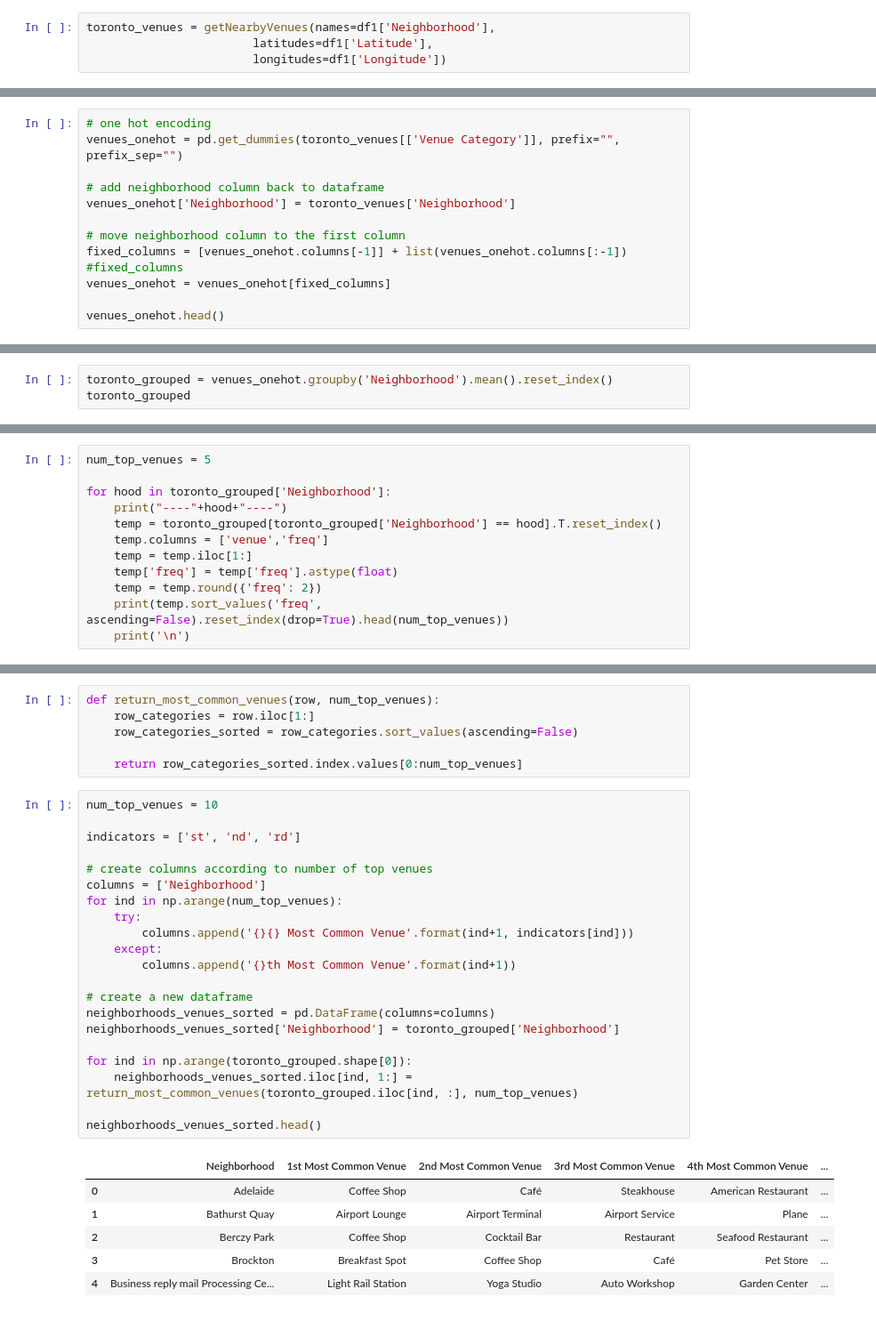
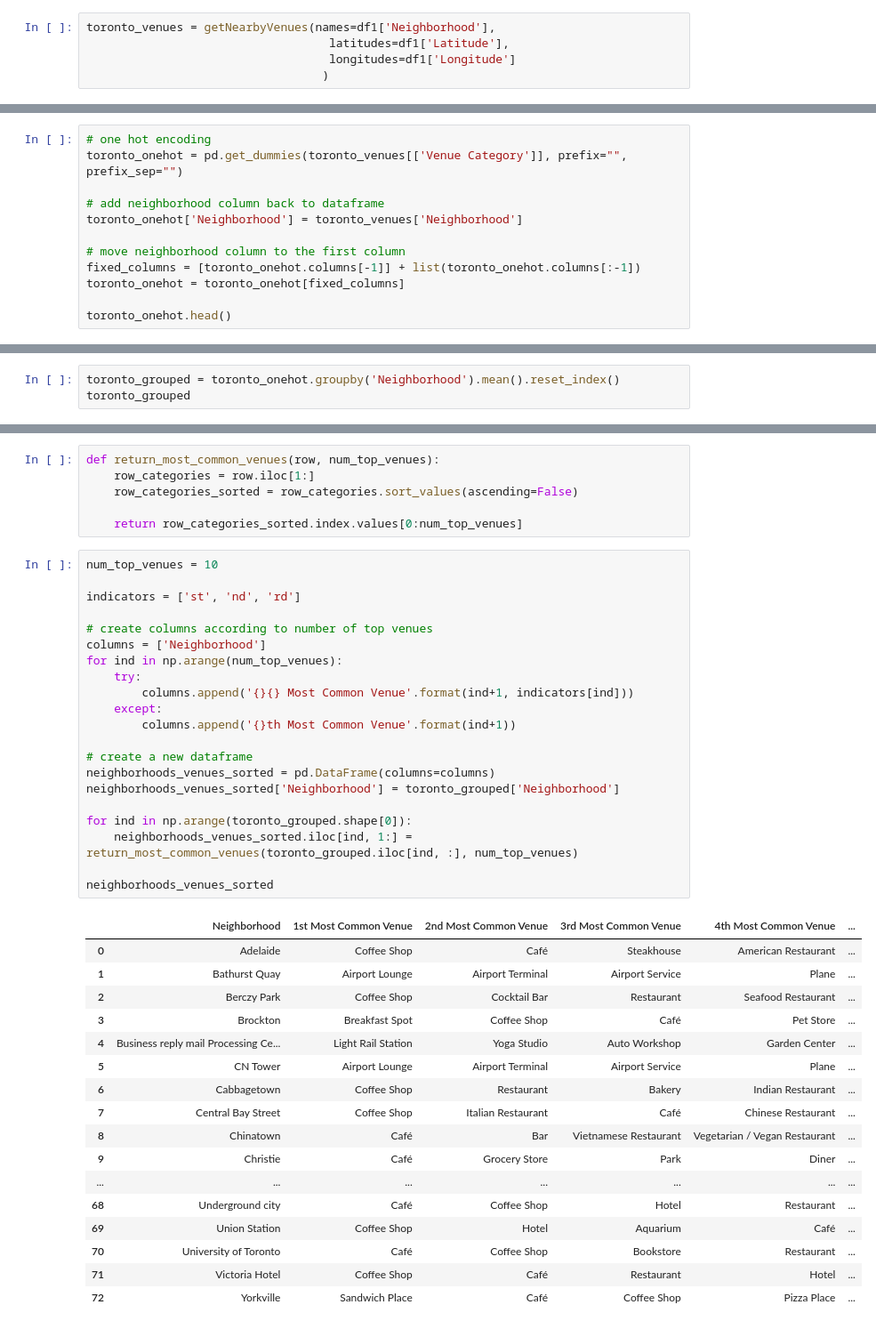
Before and after one commit to sandhyaraniMukkamala/Capstone-Project-Notebook, a Jupyter notebook: Segmenting and Clustering Neighborhoods in Toronto.ipynb, the cells around one changed output, grey strips where cells are left out. Shown at 89% size. Cells and saved outputs as stored; diff of their text form.

```diff
--- a/Segmenting and Clustering Neighborhoods in Toronto.ipynb
+++ b/Segmenting and Clustering Neighborhoods in Toronto.ipynb
@@ -249,8 +315,9 @@ def getNearbyVenues(names, latitudes, longitudes, radius=500):
     return(nearby_venues)
 # %%
 toronto_venues = getNearbyVenues(names=df1['Neighborhood'],
-                        latitudes=df1['Latitude'],
-                        longitudes=df1['Longitude'])
+                                   latitudes=df1['Latitude'],
+                                   longitudes=df1['Longitude']
+                                  )
 # %% [output]
 Harbourfront
 Regent Park
@@ -310,17 +375,16 @@ print('There are {} uniques categories.'.format(len(toronto_venues['Venue Catego
 There are 239 uniques categories.
 # %%
 # one hot encoding
-venues_onehot = pd.get_dummies(toronto_venues[['Venue Category']], prefix="", prefix_sep="")
+toronto_onehot = pd.get_dummies(toronto_venues[['Venue Category']], prefix="", prefix_sep="")
 
 # add neighborhood column back to dataframe
-venues_onehot['Neighborhood'] = toronto_venues['Neighborhood']
+toronto_onehot['Neighborhood'] = toronto_venues['Neighborhood']
 
 # move neighborhood column to the first column
-fixed_columns = [venues_onehot.columns[-1]] + list(venues_onehot.columns[:-1])
-#fixed_columns
-venues_onehot = venues_onehot[fixed_columns]
+fixed_columns = [toronto_onehot.columns[-1]] + list(toronto_onehot.columns[:-1])
+toronto_onehot = toronto_onehot[fixed_columns]
 
-venues_onehot.head()
+toronto_onehot.head()
 # %% [output]
 |  | Yoga Studio | Adult Boutique | Afghan Restaurant | Airport | Airport Food Court | Airport Gate | ... |
 | 0 | 0 | 0 | 0 | 0 | 0 | 0 | ... |
@@ -332,5 +400,5 @@ venues_onehot.head()
 # %%
-toronto_grouped = venues_onehot.groupby('Neighborhood').mean().reset_index()
+toronto_grouped = toronto_onehot.groupby('Neighborhood').mean().reset_index()
 toronto_grouped
 # %% [output]
 |  | Neighborhood | Yoga Studio | Adult Boutique | Afghan Restaurant | Airport | Airport Food Court | ... |
@@ -355,15 +423,3 @@ toronto_grouped
 toronto_grouped.shape
 # %% [output]
 (73, 239)
-# %%
-num_top_venues = 5
-
-for hood in toronto_grouped['Neighborhood']:
-    print("----"+hood+"----")
-    temp = toronto_grouped[toronto_grouped['Neighborhood'] == hood].T.reset_index()
-    temp.columns = ['venue','freq']
-    temp = temp.iloc[1:]
-    temp['freq'] = temp['freq'].astype(float)
-    temp = temp.round({'freq': 2})
-    print(temp.sort_values('freq', ascending=False).reset_index(drop=True).head(num_top_venues))
-    print('\n')
@@ -394,28 +432,39 @@ def return_most_common_venues(row, num_top_venues):
 # %%
 num_top_venues = 10
 
 indicators = ['st', 'nd', 'rd']
 
 # create columns according to number of top venues
 columns = ['Neighborhood']
 for ind in np.arange(num_top_venues):
     try:
         columns.append('{}{} Most Common Venue'.format(ind+1, indicators[ind]))
     except:
         columns.append('{}th Most Common Venue'.format(ind+1))
 
 # create a new dataframe
 neighborhoods_venues_sorted = pd.DataFrame(columns=columns)
 neighborhoods_venues_sorted['Neighborhood'] = toronto_grouped['Neighborhood']
 
 for ind in np.arange(toronto_grouped.shape[0]):
     neighborhoods_venues_sorted.iloc[ind, 1:] = return_most_common_venues(toronto_grouped.iloc[ind, :], num_top_venues)
 
-neighborhoods_venues_sorted.head()
+neighborhoods_venues_sorted
 # %% [output]
 |  | Neighborhood | 1st Most Common Venue | 2nd Most Common Venue | 3rd Most Common Venue | 4th Most Common Venue | ... |
 | 0 | Adelaide | Coffee Shop | Café | Steakhouse | American Restaurant | ... |
 | 1 | Bathurst Quay | Airport Lounge | Airport Terminal | Airport Service | Plane | ... |
 | 2 | Berczy Park | Coffee Shop | Cocktail Bar | Restaurant | Seafood Restaurant | ... |
 | 3 | Brockton | Breakfast Spot | Coffee Shop | Café | Pet Store | ... |
 | 4 | Business reply mail Processing Ce... | Light Rail Station | Yoga Studio | Auto Workshop | Garden Center | ... |
+| 5 | CN Tower | Airport Lounge | Airport Terminal | Airport Service | Plane | ... |
+| 6 | Cabbagetown | Coffee Shop | Restaurant | Bakery | Indian Restaurant | ... |
+| 7 | Central Bay Street | Coffee Shop | Italian Restaurant | Café | Chinese Restaurant | ... |
+| 8 | Chinatown | Café | Bar | Vietnamese Restaurant | Vegetarian / Vegan Restaurant | ... |
+| 9 | Christie | Café | Grocery Store | Park | Diner | ... |
+| ... | ... | ... | ... | ... | ... | ... |
+| 68 | Underground city | Café | Coffee Shop | Hotel | Restaurant | ... |
+| 69 | Union Station | Coffee Shop | Hotel | Aquarium | Café | ... |
+| 70 | University of Toronto | Café | Coffee Shop | Bookstore | Restaurant | ... |
+| 71 | Victoria Hotel | Coffee Shop | Café | Restaurant | Hotel | ... |
+| 72 | Yorkville | Sandwich Place | Café | Coffee Shop | Pizza Place | ... |
```
Also changed, not shown: parts of 26 cells of this notebook.
